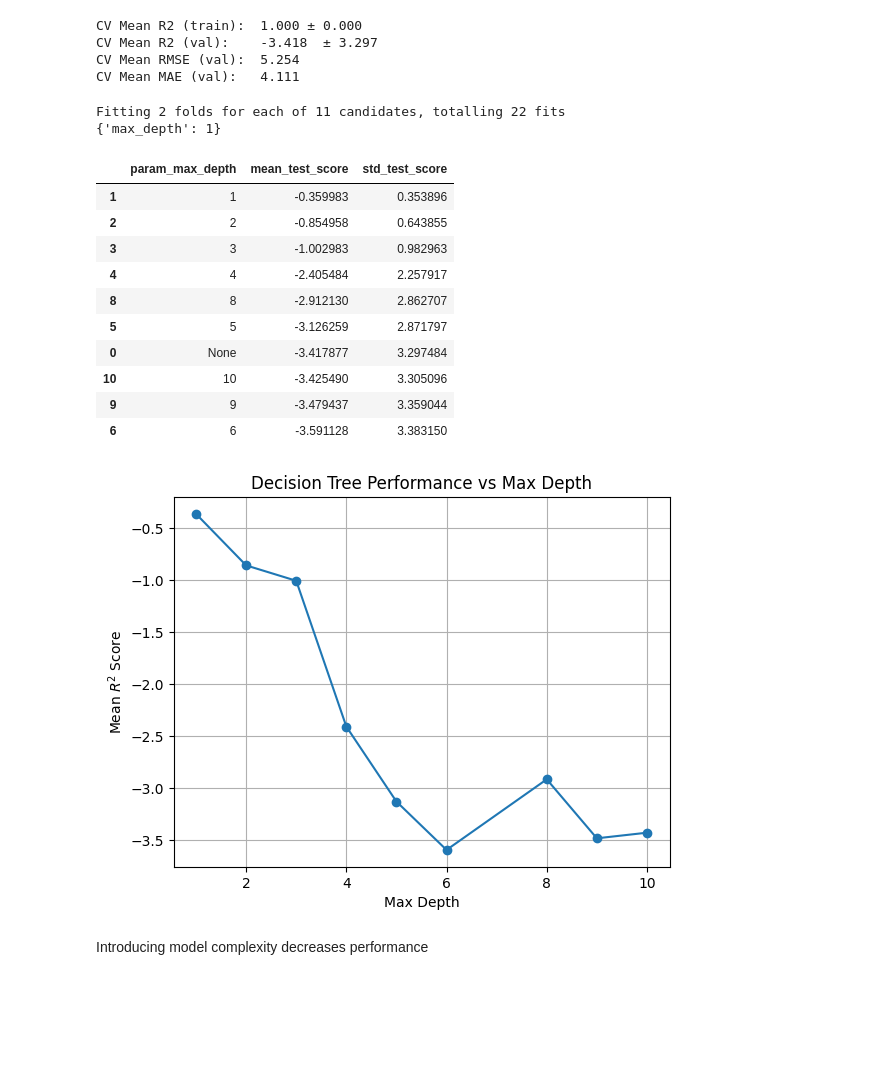
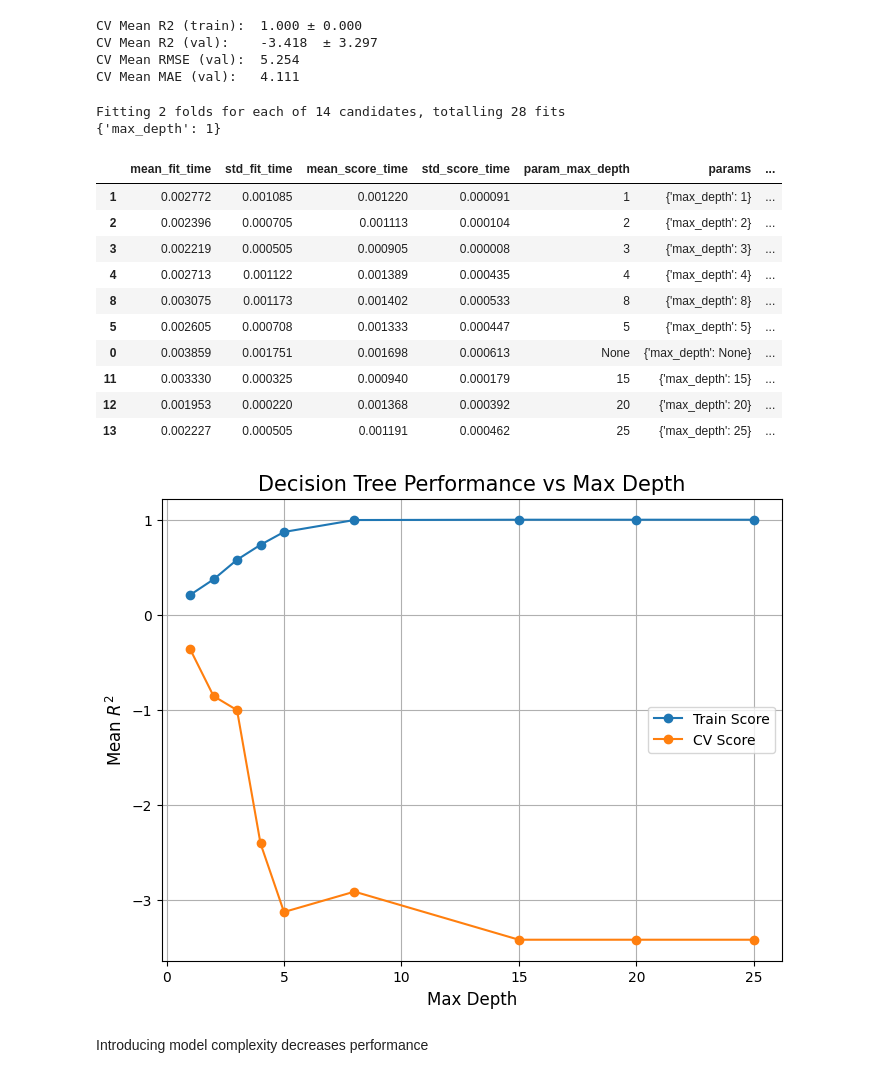
Before and after one commit to fraser2763/AI4-CW2, a Jupyter notebook: RF_DT_F.ipynb, the cells around one changed output. Drawn from its saved outputs; the diff is of its cells as text; code cells hidden in the pictures; blank space fills up the shorter version.

```diff
--- a/RF_DT_F.ipynb
+++ b/RF_DT_F.ipynb
@@ -383,18 +396,19 @@ CV Mean R2 (val):    -3.418  ± 3.297
 CV Mean RMSE (val):  5.254
 CV Mean MAE (val):   4.111
 # %%
-param_grid = {'max_depth': [None,1,2,3,4, 5, 6,7,8,9,10,],         # limit tree depth
+param_grid = {'max_depth': [None,1,2,3,4, 5, 6,7,8,9,10,15,20,25],         # limit tree depth
 }
 
 DT = DecisionTreeRegressor(random_state=rand)
 
 search = GridSearchCV(
     estimator=DT,
-    param_grid=param_grid,               # number of random combinations to try
-    cv=tss,                     # cross-validation folds
-    scoring='r2',             # or 'neg_mean_squared_error'
+    param_grid=param_grid,
+    cv=tss,
+    scoring='r2',
     n_jobs=-1,
-    verbose=1)
+    verbose=1,
+    return_train_score=True)
 
 search.fit(X_train, y_train["Real GDP (Percent Change)"])
 
@@ -404,31 +418,34 @@ cv = pd.DataFrame(search.cv_results_)
 
 cv_top = pd.DataFrame(cv.sort_values('mean_test_score', ascending=False).head(10))
 print(search.best_params_)
-cv_top[["param_max_depth",'mean_test_score','std_test_score']]
+cv_top
 # %% [output]
-Fitting 2 folds for each of 11 candidates, totalling 22 fits
+Fitting 2 folds for each of 14 candidates, totalling 28 fits
 {'max_depth': 1}
-|  | param_max_depth | mean_test_score | std_test_score |
-| 1 | 1 | -0.359983 | 0.353896 |
-| 2 | 2 | -0.854958 | 0.643855 |
-| 3 | 3 | -1.002983 | 0.982963 |
-| 4 | 4 | -2.405484 | 2.257917 |
-| 8 | 8 | -2.912130 | 2.862707 |
-| 5 | 5 | -3.126259 | 2.871797 |
-| 0 | None | -3.417877 | 3.297484 |
-| 10 | 10 | -3.425490 | 3.305096 |
-| 9 | 9 | -3.479437 | 3.359044 |
-| 6 | 6 | -3.591128 | 3.383150 |
+|  | mean_fit_time | std_fit_time | mean_score_time | std_score_time | param_max_depth | params | ... |
+| 1 | 0.002772 | 0.001085 | 0.001220 | 0.000091 | 1 | {'max_depth': 1} | ... |
+| 2 | 0.002396 | 0.000705 | 0.001113 | 0.000104 | 2 | {'max_depth': 2} | ... |
+| 3 | 0.002219 | 0.000505 | 0.000905 | 0.000008 | 3 | {'max_depth': 3} | ... |
+| 4 | 0.002713 | 0.001122 | 0.001389 | 0.000435 | 4 | {'max_depth': 4} | ... |
+| 8 | 0.003075 | 0.001173 | 0.001402 | 0.000533 | 8 | {'max_depth': 8} | ... |
+| 5 | 0.002605 | 0.000708 | 0.001333 | 0.000447 | 5 | {'max_depth': 5} | ... |
+| 0 | 0.003859 | 0.001751 | 0.001698 | 0.000613 | None | {'max_depth': None} | ... |
+| 11 | 0.003330 | 0.000325 | 0.000940 | 0.000179 | 15 | {'max_depth': 15} | ... |
+| 12 | 0.001953 | 0.000220 | 0.001368 | 0.000392 | 20 | {'max_depth': 20} | ... |
+| 13 | 0.002227 | 0.000505 | 0.001191 | 0.000462 | 25 | {'max_depth': 25} | ... |
 # %%
 cv_top.sort_values("param_max_depth", ascending=True)[["param_max_depth", "mean_test_score"]]
-plt.plot(cv_top.sort_values("param_max_depth", ascending=True)[["param_max_depth"]], cv_top.sort_values("param_max_depth", ascending=True)[["mean_test_score"]], "o-")
+plt.figure(figsize=(8,6))
+plt.plot(cv_top.sort_values("param_max_depth", ascending=True)[["param_max_depth"]], (cv_top.sort_values("param_max_depth", ascending=True)[["mean_train_score"]]*1), "o-", label="Train Score")
+plt.plot(cv_top.sort_values("param_max_depth", ascending=True)[["param_max_depth"]], (cv_top.sort_values("param_max_depth", ascending=True)[["mean_test_score"]]*1), "o-",label="CV Score")
 plt.grid()
-plt.xlabel("Max Depth")
-plt.ylabel("Mean $R^2$ Score")
-plt.title("Decision Tree Performance vs Max Depth")
+plt.xlabel("Max Depth", fontsize=12)
+plt.ylabel("Mean $R^2$", fontsize=12)
+plt.legend()
+plt.title("Decision Tree Performance vs Max Depth", fontsize=15)
 plt.show()
 # %% [output]
-[figure, old version]
+[figure, new version]
 # %% [markdown]
 Introducing model complexity decreases performance
 # %%
```
Also changed, not shown: parts of 26 cells of this notebook.
